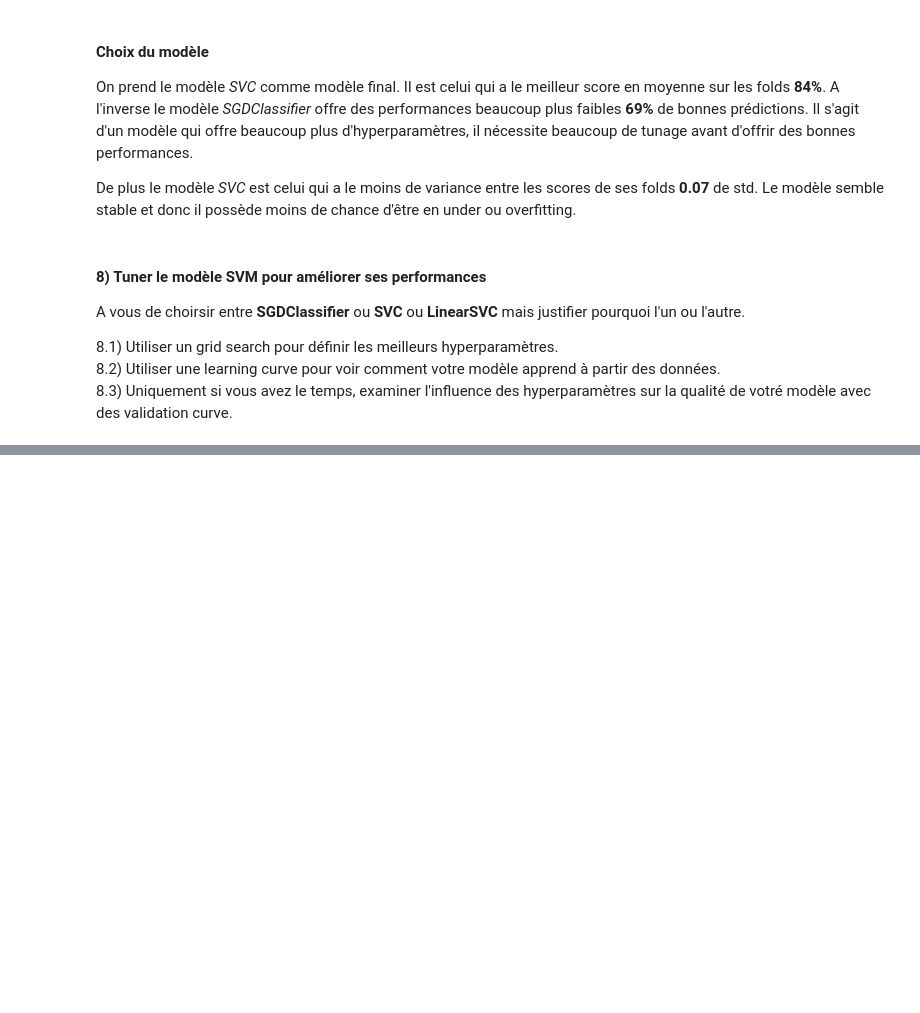
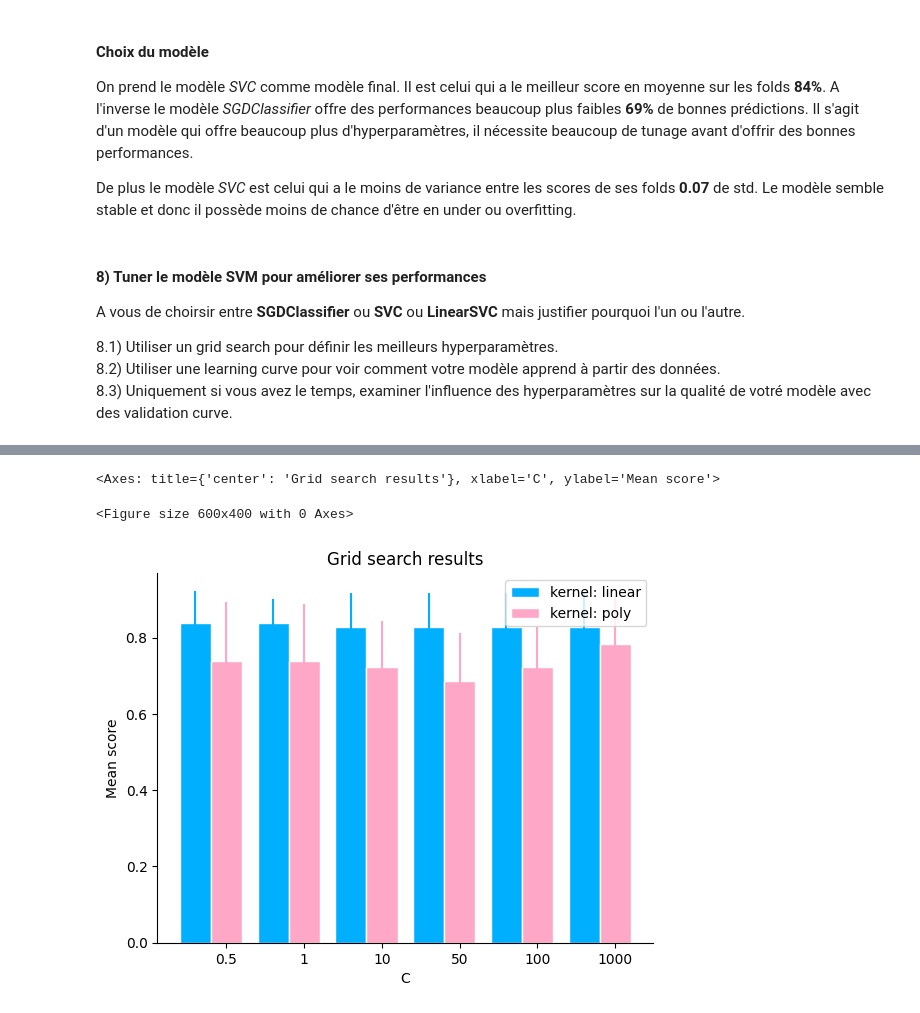
Before and after one commit to Roulitoo/cours_iae, a Jupyter notebook: 01_SVM/td/code/01_SVM_TD_correction.ipynb, the cells around one changed output, grey strips where cells are left out. Saved outputs shown, nothing was run; the diff lists cells and outputs as text; code cells hidden in the pictures; blank space fills up the shorter version.

```diff
--- a/01_SVM/td/code/01_SVM_TD_correction.ipynb
+++ b/01_SVM/td/code/01_SVM_TD_correction.ipynb
@@ -609,0 +636,11 @@ A vous de choirsir entre **SGDClassifier** ou **SVC** ou **LinearSVC** mais just
+# %%
+params = {
+    "kernel" : ["linear",'poly'],
+    "C" : [0.5, 1, 10, 50,100,1000]
+        }
+
+c_svc = SVC(random_state=42)
+# %%
+grid_c_svc = GridSearchCV(c_svc, param_grid=params, cv=5, return_train_score=True)
+# %%
+take_grid = grid_c_svc.fit(X_train_sc, y_train)
@@ -609,0 +693,8 @@ A vous de choirsir entre **SGDClassifier** ou **SVC** ou **LinearSVC** mais just
+# %%
+#!pip install sklearn_evaluation
+plt.figure(figsize=(6,4))
+plot.grid_search(take_grid.cv_results_, change='C', kind='bar')
+# %% [output]
+<Axes: title={'center': 'Grid search results'}, xlabel='C', ylabel='Mean score'>
+<Figure size 600x400 with 0 Axes>
+[figure, added]
```
Also changed, not shown: parts of 42 cells of this notebook.
